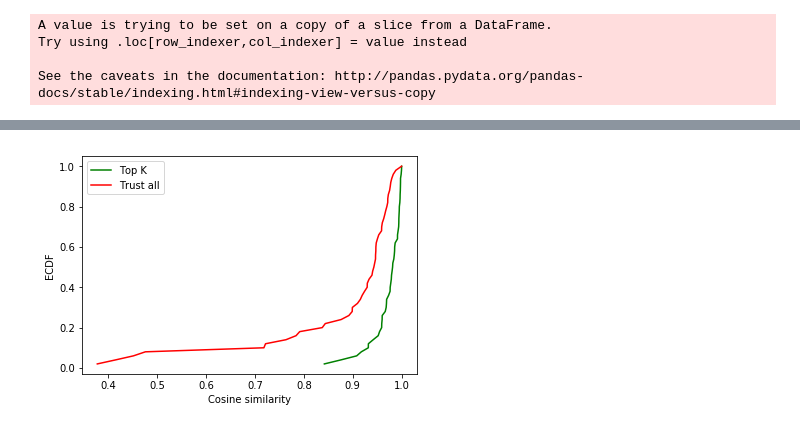
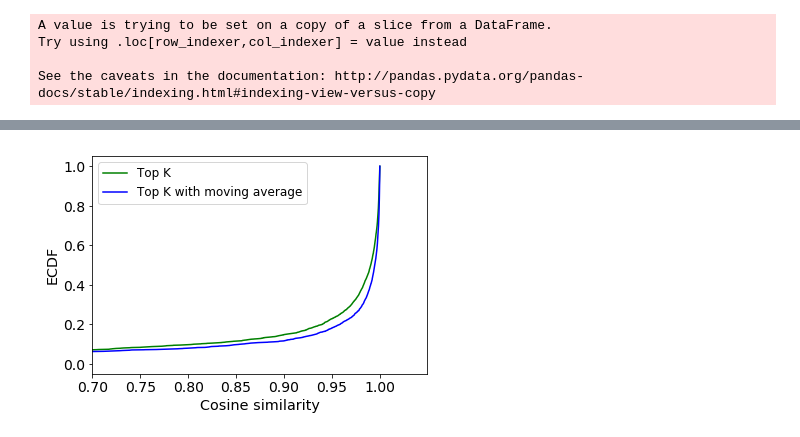
Before and after one commit to khulan8824/resilient, a Jupyter notebook: resilient.ipynb, the cells around one changed output, grey strips where cells are left out. Cells and saved outputs as stored; diff of their text form; code cells hidden in the pictures.

```diff
--- a/resilient.ipynb
+++ b/resilient.ipynb
@@ -361,23 +424,32 @@ def getECDF(df):
     return ecdf
 # %%
 #gw_table_similarity_ma.set_index(pd.DatetimeIndex(gw_table_similarity_ma['timestamp']))
-gw_table_similarity.set_index(pd.DatetimeIndex(gw_table_similarity['timestamp']))
+#gw_table_similarity.set_index(pd.DatetimeIndex(gw_table_similarity['timestamp']))
 #gw_table_similarity_ma_top.set_index(pd.DatetimeIndex(gw_table_similarity_ma_top['timestamp']))
 
 gw_table_similarity_no_ma.set_index(pd.DatetimeIndex(gw_table_similarity_no_ma['timestamp']))
-gw_table_similarity_no_ma_topk.set_index(pd.DatetimeIndex(gw_table_similarity_no_ma_topk['timestamp']))
+gw_table_similarity_no_ma_top4.set_index(pd.DatetimeIndex(gw_table_similarity_no_ma_top4['timestamp']))
 
 getECDF(gw_table_similarity_no_ma_top4).plot(color='green')
 #getECDF(gw_table_similarity_no_ma_top5).plot(color='blue')
 #getECDF(gw_table_similarity_no_ma_top6).plot(color='orange')
 #getECDF(gw_table_similarity_no_ma_top7).plot(color='cyan')
 
 #getECDF(gw_table_similarity).plot(color='red')
-getECDF(gw_table_similarity_no_ma).plot(color='red')
+#getECDF(gw_table_similarity_no_ma).plot(color='red')
 
-plt.legend(['Top K', 'Trust all'])
-plt.ylabel('ECDF')
-plt.xlabel('Cosine similarity')
+getECDF(gw_table_similarity_ma_top).plot(color='blue')
+
+plt.legend(['Top K', 'Top K with moving average'], fontsize = 'large')
+plt.ylabel('ECDF', fontsize = 'x-large')
+plt.xlabel('Cosine similarity', fontsize = 'x-large')
+
+plt.xlim(0.7)
+
+plt.tick_params(axis='both', which='major', labelsize=14)
+#plot.tick_params(axis='both', which='minor', labelsize=8)
+
+
 plt.show()
 # %% [output]
-[figure, old version]
+[figure, new version]
```
Also changed, not shown: parts of 6 cells of this notebook.
